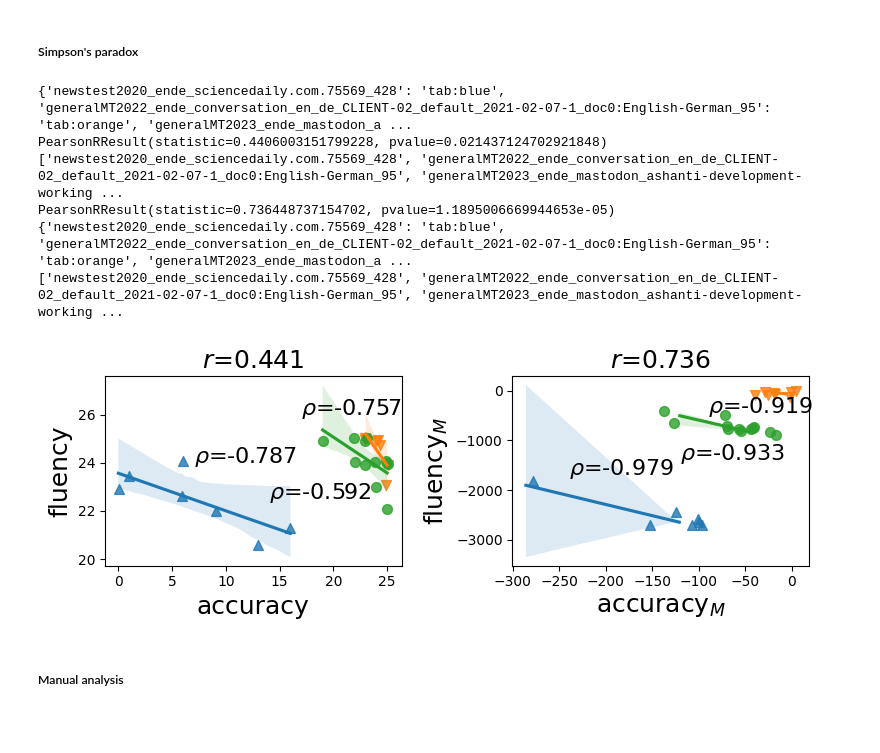
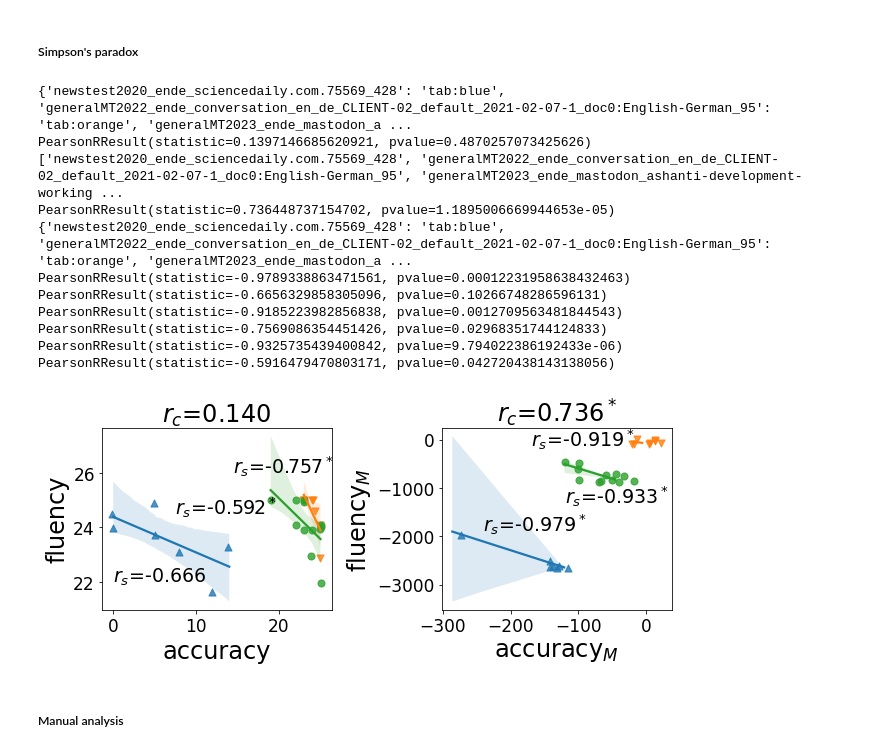
Before and after one commit to ZhengWeiLim/accuracy-fluency-tradeoff, a Jupyter notebook: tradeoff-analysis-clean.ipynb, the cells around one changed output. Saved outputs shown, nothing was run; the diff lists cells and outputs as text; code cells hidden in the pictures; blank space fills up the shorter version.

```diff
--- a/tradeoff-analysis-clean.ipynb
+++ b/tradeoff-analysis-clean.ipynb
@@ -378,15 +390,17 @@ def hist_plot(ax, corpus_name, tradeoff_df, perm_df, val, ttest=True):
         print(pval)
     else:
         ax.set_title(f'{corpus_name.upper()}', size=15)
-    ax.set_xlabel(r'$\rho$', size=17)
+    ax.set_xlabel(r'$r_s$', size=17)
     ax.set_ylabel('count', size=17)
+    ax.tick_params(axis='both', which='major', labelsize=13)
+    ax.tick_params(axis='both', which='minor', labelsize=13)
     return
 # %%
 tradeoff_pair = ('p_x|y', 'p_y_mt')
 ft0, ft1 = tradeoff_pair
 val = f'{ft0}-{ft1}-corr-nonsig'
 
-fig, axes = plt.subplots(1, 3, figsize=(8, 2))
+fig, axes = plt.subplots(1, 3, figsize=(8, 3))
 for i, corp in enumerate([ 'critt', 'rltc', 'mtmqm']):
     tradeoff_df = corp_tradeoff_df[corp]
     perm_tradeoff_df = perm_corp_tradeoff_df[corp]
@@ -394,7 +408,7 @@ for i, corp in enumerate([ 'critt', 'rltc', 'mtmqm']):
 
 plt.tight_layout()
 # plt.suptitle(f'Tradeoff between ' +r'$\mathrm{accuracy}_M$'+ ' and ' + r'$\mathrm{fluency}_M$', y=1.1, size=20)
-plt.savefig('figures/tradeoff.pdf', bbox_inches='tight', dpi=1200, format='pdf')
+plt.savefig('figures/tradeoff.pdf', bbox_inches='tight', format='pdf')
 plt.show()
 # %% [output]
 $p$<.001
@@ -461,62 +502,75 @@ sentences = ['newstest2020_ende_sciencedaily.com.75569_428',
 sdf = filtered_corp_df['mtmqm'][filtered_corp_df['mtmqm']['src_sent_id'].isin(sentences)]
 
 
-fig, axes = plt.subplots(1, 2, figsize=(8, 3))
+fig, axes = plt.subplots(1, 2, figsize=(9, 4))
 flacc_ax = axes[0]
 
 _, labels = hue_regplot(sdf, x='MQM_acc_score', y='MQM_flu_score', hue='src_sent_id',  levels=sentences, ax=flacc_ax,  markers=['^', 'v', 'o']
                         ,scatter_kws={'s':50}, x_jitter=0.1, y_jitter=0.1)
 
 
 r = pearsonr(sdf['MQM_acc_score'], sdf['MQM_flu_score'])
 print(r)
-flacc_ax.set_title(r'$r$=' + f'{r.statistic:.3f}', size=18)
+flacc_ax.set_title(r'$r_c$=' + f'{r.statistic:.3f}', size=24)
 
 print(labels)
 
-flacc_ax.set_xlabel('accuracy', size=18)
-flacc_ax.set_ylabel('fluency', size=18)
+flacc_ax.set_xlabel('accuracy', size=24)
+flacc_ax.set_ylabel('fluency', size=24)
 
 
-flacc_ax.annotate(r'$\rho$=' + f'{get_source_tradeoff(sentences[0], corp_tradeoff_df["mtmqm"], tradeoff_val="MQM_acc_score-MQM_flu_score-corr-nonsig"):.03f}',
-                 xy=(15, 20), xytext=( 7, 24), size=16)
-flacc_ax.annotate(r'$\rho$=' + f'{get_source_tradeoff(sentences[2], corp_tradeoff_df["mtmqm"], tradeoff_val="MQM_acc_score-MQM_flu_score-corr-nonsig"):.03f}',
-                 xy=(15, 20), xytext=(14, 22.5), size=16)
-flacc_ax.annotate(r'$\rho$=' + f'{get_source_tradeoff(sentences[1], corp_tradeoff_df["mtmqm"], tradeoff_val="MQM_acc_score-MQM_flu_score-corr-nonsig"):.03f}',
-                 xy=(15, 20), xytext=( 17, 26), size=16)
+flacc_ax.annotate(r'$r_s$=' + f'{get_source_tradeoff(sentences[0], corp_tradeoff_df["mtmqm"], tradeoff_val="MQM_acc_score-MQM_flu_score-corr-nonsig"):.03f}',
+                 xy=(23, 25), xytext=( 0, 22), size=19)
+flacc_ax.annotate(r'$r_s$=' + f'{get_source_tradeoff(sentences[2], corp_tradeoff_df["mtmqm"], tradeoff_val="MQM_acc_score-MQM_flu_score-corr-nonsig"):.03f}'+ r'$^*$',
+                 xy=(23, 25), xytext=(7.5, 24.5), size=19)
+flacc_ax.annotate(r'$r_s$=' + f'{get_source_tradeoff(sentences[1], corp_tradeoff_df["mtmqm"], tradeoff_val="MQM_acc_score-MQM_flu_score-corr-nonsig"):.03f}'+ r'$^*$',
+                 xy=(23, 25), xytext=( 14.5, 26), size=19)
+flacc_ax.tick_params(axis='both', which='major', labelsize=17)
+
+# inst_r = get_source_tradeoff(sentences[0], corp_tradeoff_df["mtmqm"], tradeoff_val="MQM_acc_score-MQM_flu_score-corr-nonsig")
+# print(inst_r, 'inst_R')
+# flacc_ax.annotate(r'$\rho$=' + f'{inst_r:.03f}',
+#                  xy=(23, 25), xytext=( 15, 26), size=16)
 
 r = pearsonr(sdf['p_x|y'], sdf['p_y_mt'])
 print(r)
 prob_ax = axes[1]
 _, labels = hue_regplot(sdf, x='p_x|y', y='p_y_mt', hue='src_sent_id', levels=sentences, markers=['^', 'v', 'o'], ax=prob_ax, scatter_kws={'s':50},
                        x_jitter=30, y_jitter=80)
 
-prob_ax.set_title(r'$r$=' + f'{r.statistic:.3f}', size=18)
-print(labels)
-prob_ax.set_xlabel(r'$\mathrm{accuracy}_M$', size=18)
-prob_ax.set_ylabel(r'$\mathrm{fluency}_M$', size=18)
+prob_ax.set_title(r'$r_c$=' + f'{r.statistic:.3f}' + r'$^*$', size=24)
+# print(labels)
+prob_ax.set_xlabel(r'$\mathrm{accuracy}_M$', size=24)
+prob_ax.set_ylabel(r'$\mathrm{fluency}_M$', size=24)
 
 
-prob_ax.annotate(r'$\rho$=' + f'{get_source_tradeoff(sentences[0], corp_tradeoff_df["mtmqm"], tradeoff_val="p_x|y-p_y_mt-corr-nonsig"):.03f}',
-                 xy=( -285.85, -1923.54), xytext=( -240, -1700), size=16)
-prob_ax.annotate(r'$\rho$=' + f'{get_source_tradeoff(sentences[2], corp_tradeoff_df["mtmqm"], tradeoff_val="p_x|y-p_y_mt-corr-nonsig"):.03f}',
-                 xy=( -285.85, -1923.54), xytext=( -120, -1400), size=16)
-prob_ax.annotate(r'$\rho$=' + f'{get_source_tradeoff(sentences[1], corp_tradeoff_df["mtmqm"], tradeoff_val="p_x|y-p_y_mt-corr-nonsig"):.03f}',
-                 xy=( -285.85, -1923.54), xytext=( -90, -450), size=16)
+prob_ax.annotate(r'$r_s$=' + f'{get_source_tradeoff(sentences[0], corp_tradeoff_df["mtmqm"], tradeoff_val="p_x|y-p_y_mt-corr-nonsig"):.03f}'+ r'$^*$',
+                 xy=( -285.85, -1923.54), xytext=( -240, -1900), size=19)
+prob_ax.annotate(r'$r_s$=' + f'{get_source_tradeoff(sentences[2], corp_tradeoff_df["mtmqm"], tradeoff_val="p_x|y-p_y_mt-corr-nonsig"):.03f}'+ r'$^*$',
+                 xy=( -285.85, -1923.54), xytext=( -120, -1300), size=19)
+prob_ax.annotate(r'$r_s$=' + f'{get_source_tradeoff(sentences[1], corp_tradeoff_df["mtmqm"], tradeoff_val="p_x|y-p_y_mt-corr-nonsig"):.03f}'+ r'$^*$',
+                 xy=( -285.85, -1923.54), xytext=( -170, -120), size=19)
+prob_ax.tick_params(axis='both', which='major', labelsize=17)
+
+for sent in sentences:
+    print(get_source_tradeoff(sent, corp_tradeoff_df["mtmqm"], tradeoff_val="p_x|y-p_y_mt-corr"),
+          get_source_tradeoff(sent, corp_tradeoff_df["mtmqm"], tradeoff_val="MQM_acc_score-MQM_flu_score-corr"))
 
 
 
 plt.tight_layout()
-plt.savefig('figures/simpson-paradox.pdf', bbox_inches='tight', dpi=1200, format='pdf')
+plt.savefig('figures/simpson-paradox.pdf', bbox_inches='tight', format='pdf')
 plt.show()
 # %% [output]
 {'newstest2020_ende_sciencedaily.com.75569_428': 'tab:blue', 'generalMT2022_ende_conversation_en_de_CLIENT-02_default_2021-02-07-1_doc0:English-German_95': 'tab:orange', 'generalMT2023_ende_mastodon_a ...
-PearsonRResult(statistic=0.4406003151799228, pvalue=0.021437124702921848)
+PearsonRResult(statistic=0.1397146685620921, pvalue=0.4870257073425626)
 ['newstest2020_ende_sciencedaily.com.75569_428', 'generalMT2022_ende_conversation_en_de_CLIENT-02_default_2021-02-07-1_doc0:English-German_95', 'generalMT2023_ende_mastodon_ashanti-development-working ...
 PearsonRResult(statistic=0.736448737154702, pvalue=1.1895006669944653e-05)
 {'newstest2020_ende_sciencedaily.com.75569_428': 'tab:blue', 'generalMT2022_ende_conversation_en_de_CLIENT-02_default_2021-02-07-1_doc0:English-German_95': 'tab:orange', 'generalMT2023_ende_mastodon_a ...
-['newstest2020_ende_sciencedaily.com.75569_428', 'generalMT2022_ende_conversation_en_de_CLIENT-02_default_2021-02-07-1_doc0:English-German_95', 'generalMT2023_ende_mastodon_ashanti-development-working ...
+PearsonRResult(statistic=-0.9789338863471561, pvalue=0.00012231958638432463) PearsonRResult(statistic=-0.6656329858305096, pvalue=0.10266748286596131)
+PearsonRResult(statistic=-0.9185223982856838, pvalue=0.0012709563481844543) PearsonRResult(statistic=-0.7569086354451426, pvalue=0.02968351744124833)
+PearsonRResult(statistic=-0.9325735439400842, pvalue=9.794022386192433e-06) PearsonRResult(statistic=-0.5916479470803171, pvalue=0.042720438143138056)
-[figure, old version]
+[figure, new version]
 # %% [markdown]
 ##### Manual analysis
 # %%
```
Also changed, not shown: parts of 20 cells of this notebook, 1 other file.
